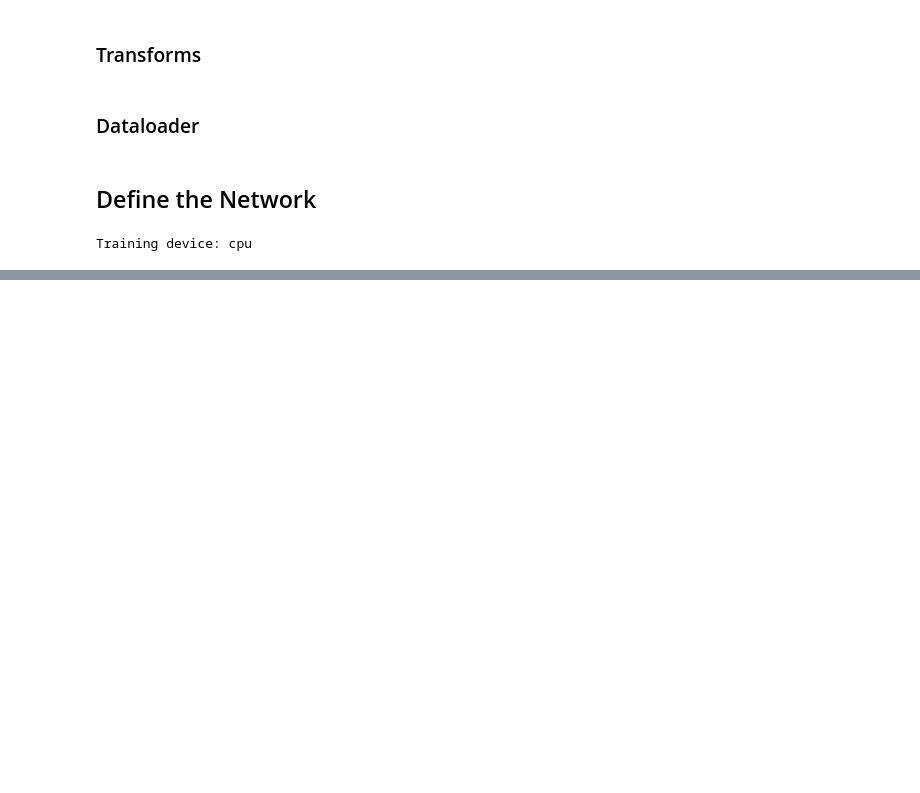
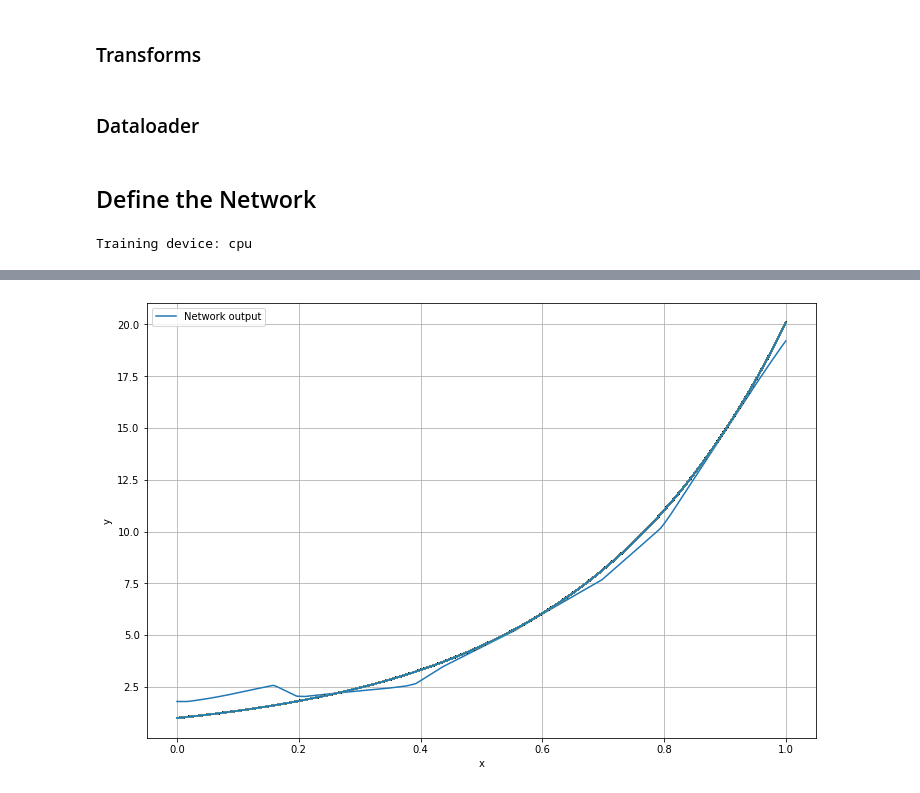
Before and after one commit to abassi98/NNDL, a Jupyter notebook: Homework_1/Regression.ipynb, the cells around one changed output, grey strips where cells are left out. Saved outputs shown, nothing was run; the diff lists cells and outputs as text; code cells hidden in the pictures; blank space fills up the shorter version.

```diff
--- a/Homework_1/Regression.ipynb
+++ b/Homework_1/Regression.ipynb
@@ -185,0 +312,16 @@ net.to(device)
+# %%
+# Convert x_vec and y_vec to numpy one dimensional arrays
+x_vec = x_vec.squeeze().cpu().numpy()
+y_vec = y_vec.squeeze().cpu().numpy()
+
+# Plot output
+plt.figure(figsize=(12,8))
+plt.plot(x_vec, y_vec, label='Network output')
+plt.plot(x_vec, true_model)
+plt.xlabel('x')
+plt.ylabel('y')
+plt.grid()
+plt.legend()
+plt.show()
+# %% [output]
+[figure, added]
```
Also changed, not shown: parts of 12 cells of this notebook, 1 other file.
